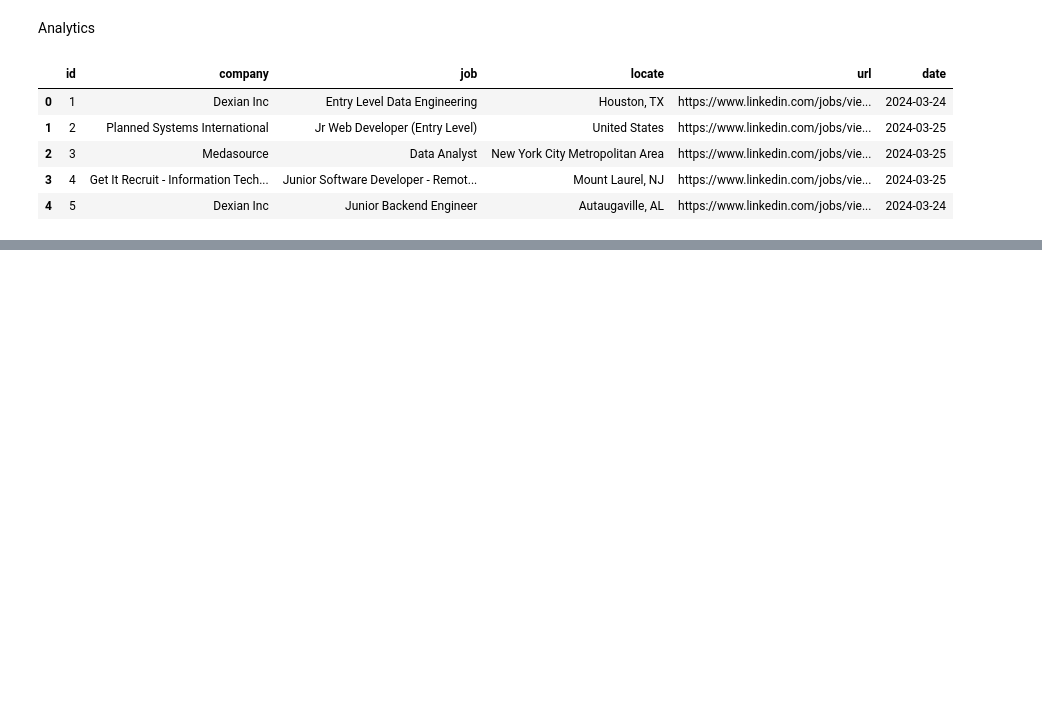
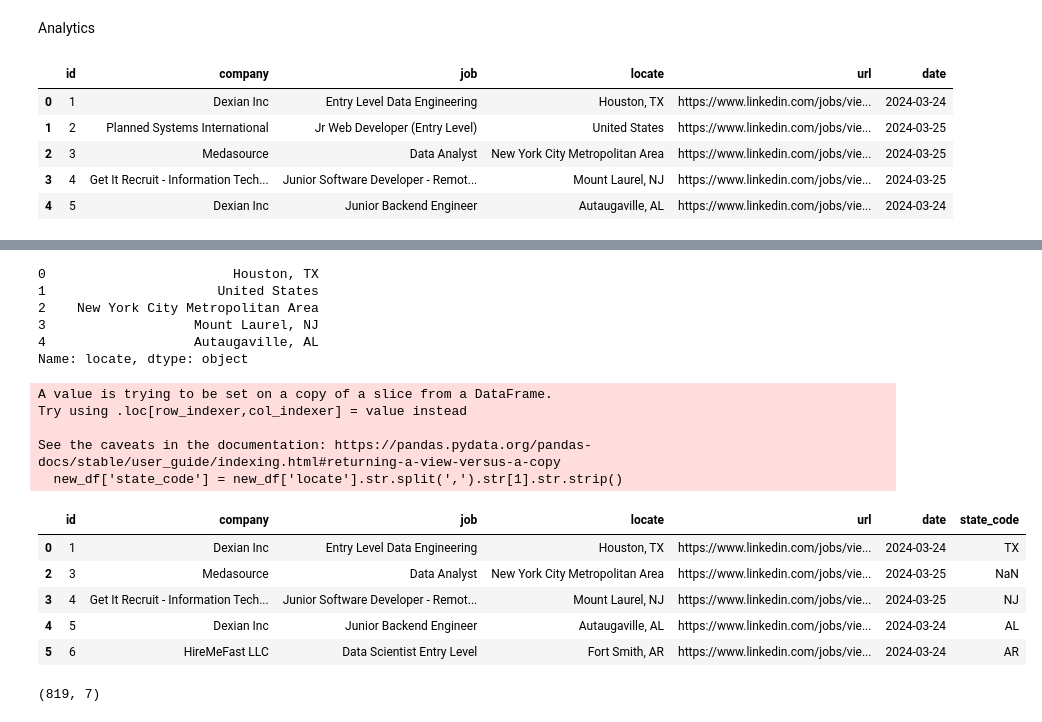
Before and after one commit to aaronjimv/ETL-LinkedIn-job-offers, a Jupyter notebook: analytics/analytics.ipynb, the cells around one changed output, grey strips where cells are left out. Cells and saved outputs as stored; diff of their text form; code cells hidden in the pictures; blank space fills up the shorter version.

```diff
--- a/analytics/analytics.ipynb
+++ b/analytics/analytics.ipynb
@@ -23,0 +66,32 @@ df.head()
+# %%
+df['locate'].head()
+# %% [output]
+0                        Houston, TX
+1                      United States
+2    New York City Metropolitan Area
+3                   Mount Laurel, NJ
+4                   Autaugaville, AL
+Name: locate, dtype: object
+# %%
+new_df = df.loc[(df['locate'] != "United States")]
+
+new_df['state_code'] = new_df['locate'].str.split(',').str[1].str.strip()
+# %% [output]
+A value is trying to be set on a copy of a slice from a DataFrame.
+Try using .loc[row_indexer,col_indexer] = value instead
+
+See the caveats in the documentation: https://pandas.pydata.org/pandas-docs/stable/user_guide/indexing.html#returning-a-view-versus-a-copy
+  new_df['state_code'] = new_df['locate'].str.split(',').str[1].str.strip()
+# %%
+new_df.head()
+# %% [output]
+|  | id | company | job | locate | url | date | state_code |
+| 0 | 1 | Dexian Inc | Entry Level Data Engineering | Houston, TX | https://www.linkedin.com/jobs/vie... | 2024-03-24 | TX |
+| 2 | 3 | Medasource | Data Analyst | New York City Metropolitan Area | https://www.linkedin.com/jobs/vie... | 2024-03-25 | NaN |
+| 3 | 4 | Get It Recruit - Information Tech... | Junior Software Developer - Remot... | Mount Laurel, NJ | https://www.linkedin.com/jobs/vie... | 2024-03-25 | NJ |
+| 4 | 5 | Dexian Inc | Junior Backend Engineer | Autaugaville, AL | https://www.linkedin.com/jobs/vie... | 2024-03-24 | AL |
+| 5 | 6 | HireMeFast LLC | Data Scientist Entry Level | Fort Smith, AR | https://www.linkedin.com/jobs/vie... | 2024-03-24 | AR |
+# %%
+new_df.shape
+# %% [output]
+(819, 7)
```
Also changed, not shown: parts of 13 cells of this notebook.
